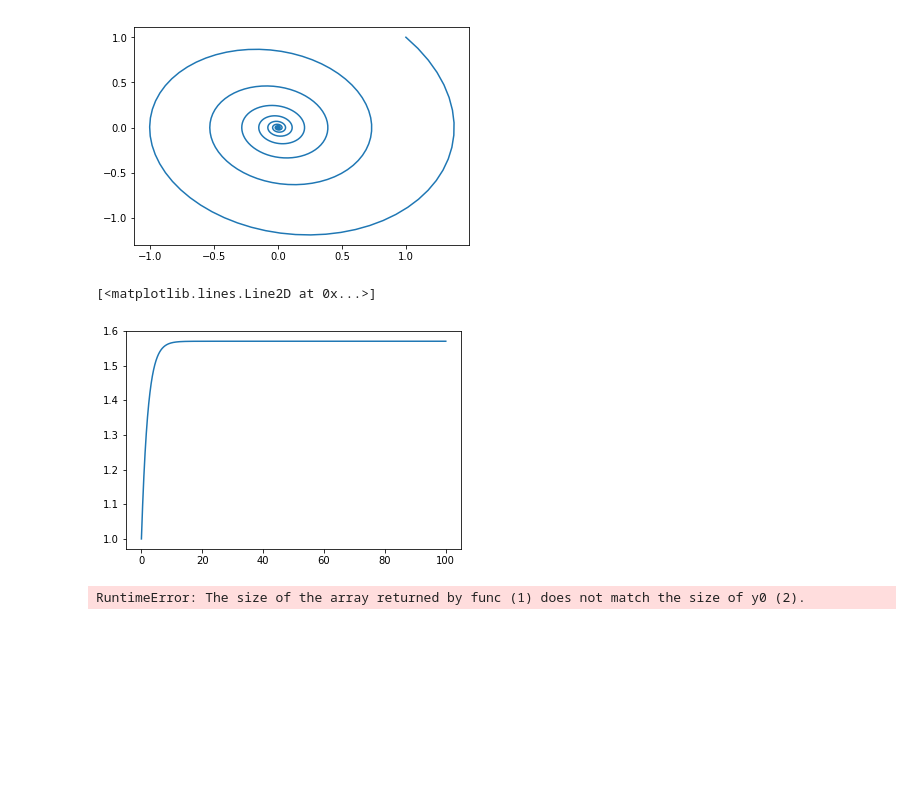
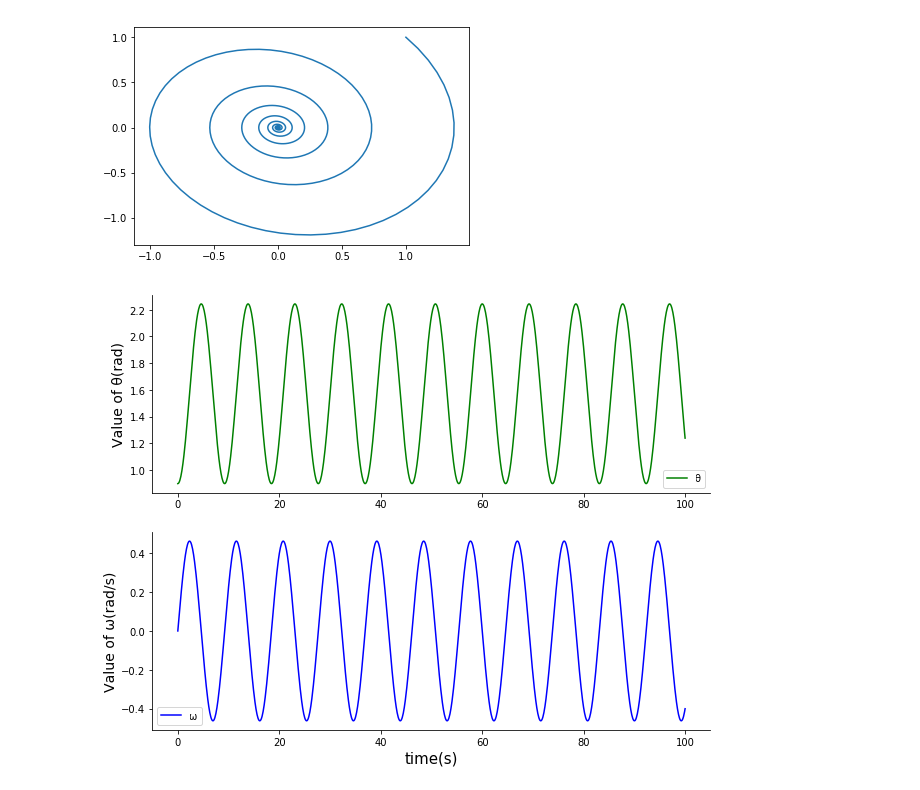
Before and after one commit to Mat092/laboratory-, a Jupyter notebook: some_try_with_odeint.ipynb, the cells around one changed output. Saved outputs shown, nothing was run; the diff lists cells and outputs as text; code cells hidden in the pictures; blank space fills up the shorter version.

```diff
--- a/some_try_with_odeint.ipynb
+++ b/some_try_with_odeint.ipynb
@@ -34,34 +35,32 @@ plt.plot(integration.T[0],integration.T[1]) #phase space
 # %%
 import math as ma
 def pendulum(y,t, m,g):
+    dθdt = y[1]
     dωdt = m*g*ma.cos(y[0])
-    return dωdt
+    return dθdt,dωdt
 # %%
-
 m = 0.05
 g = 9.81
-θ0 = 1
+θ0 = ma.pi/3.5
 ω0 = 0
 initial_condition = [θ0, ω0]
 # %%
 sol = odeint(func = pendulum,
-             y0 = 1,
+             y0 = initial_condition,
              t = t,
              args = (m,g))
-# %%
-plt.plot(t, sol)
-# %% [output]
-[<matplotlib.lines.Line2D at 0x...>]
-[figure, removed]
-# %%
-def f(x,t): return x[0]+x[1]
-
-x0 = (0,0)
-t = np.linspace(0,100,1000)
-
-sol = odeint(f,x0,t)
-
-plt.plot(t,sol)
-plt.show()
-# %% [output]
-RuntimeError: The size of the array returned by func (1) does not match the size of y0 (2).
+# %%
+fig, (ax1,ax2) = plt.subplots(2,1,figsize = (10,8))
+ax1.plot(t, sol.T[0], label = "θ", color = "g")
+ax1.legend(loc = "best")
+ax1.set_ylabel("Value of θ(rad)", size = 14)
+
+ax2.plot(t, sol.T[1], label = "ω",color = "b")
+ax2.legend(loc = "best")
+ax2.set_xlabel("time(s)",size = 15)
+ax2.set_ylabel("Value of ω(rad/s)", size = 14)
+
+sns.despine()
+plt.show()
+# %% [output]
+[figure, added]
```
Also changed, not shown: parts of 2 cells of this notebook.
